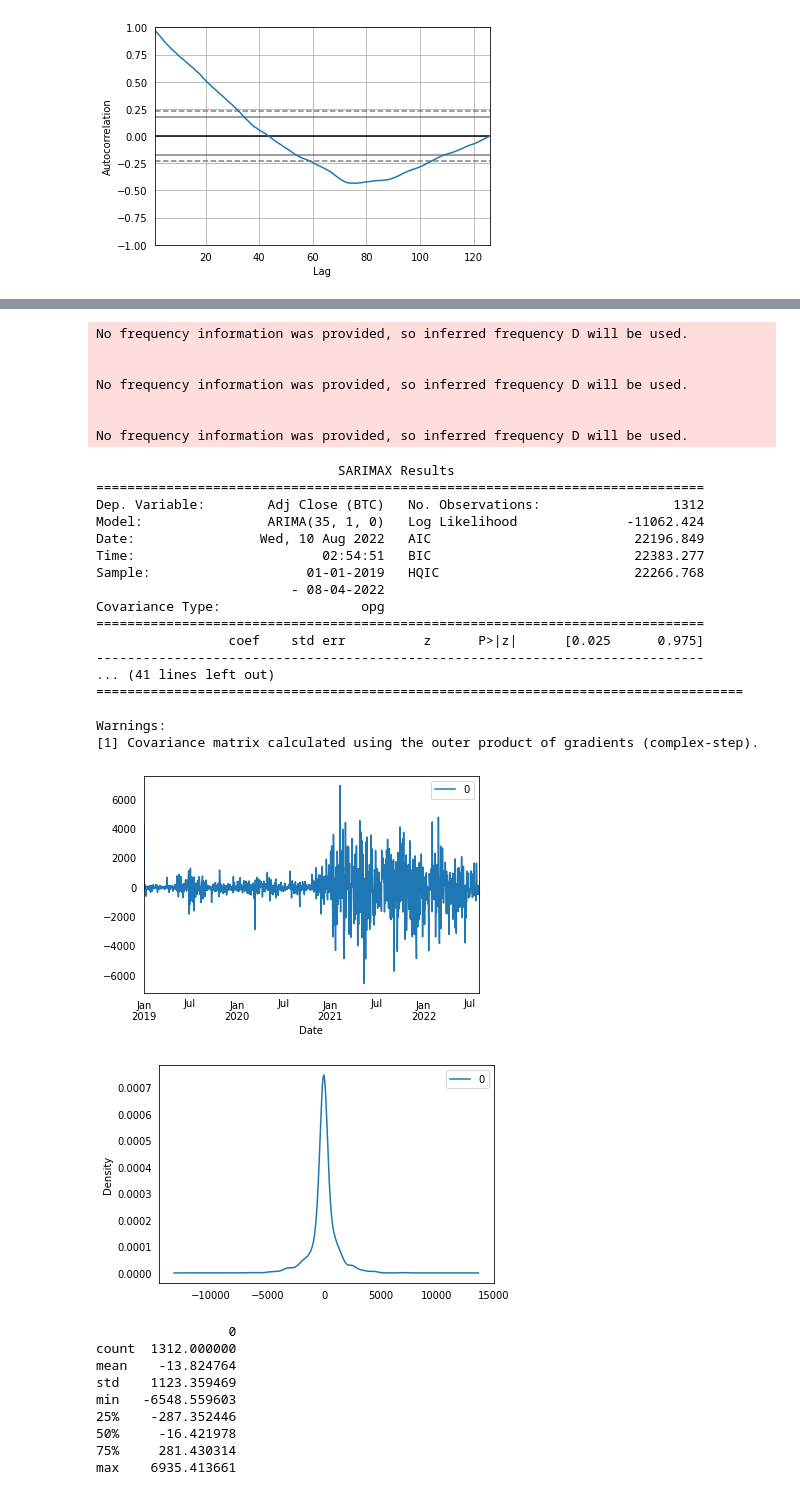
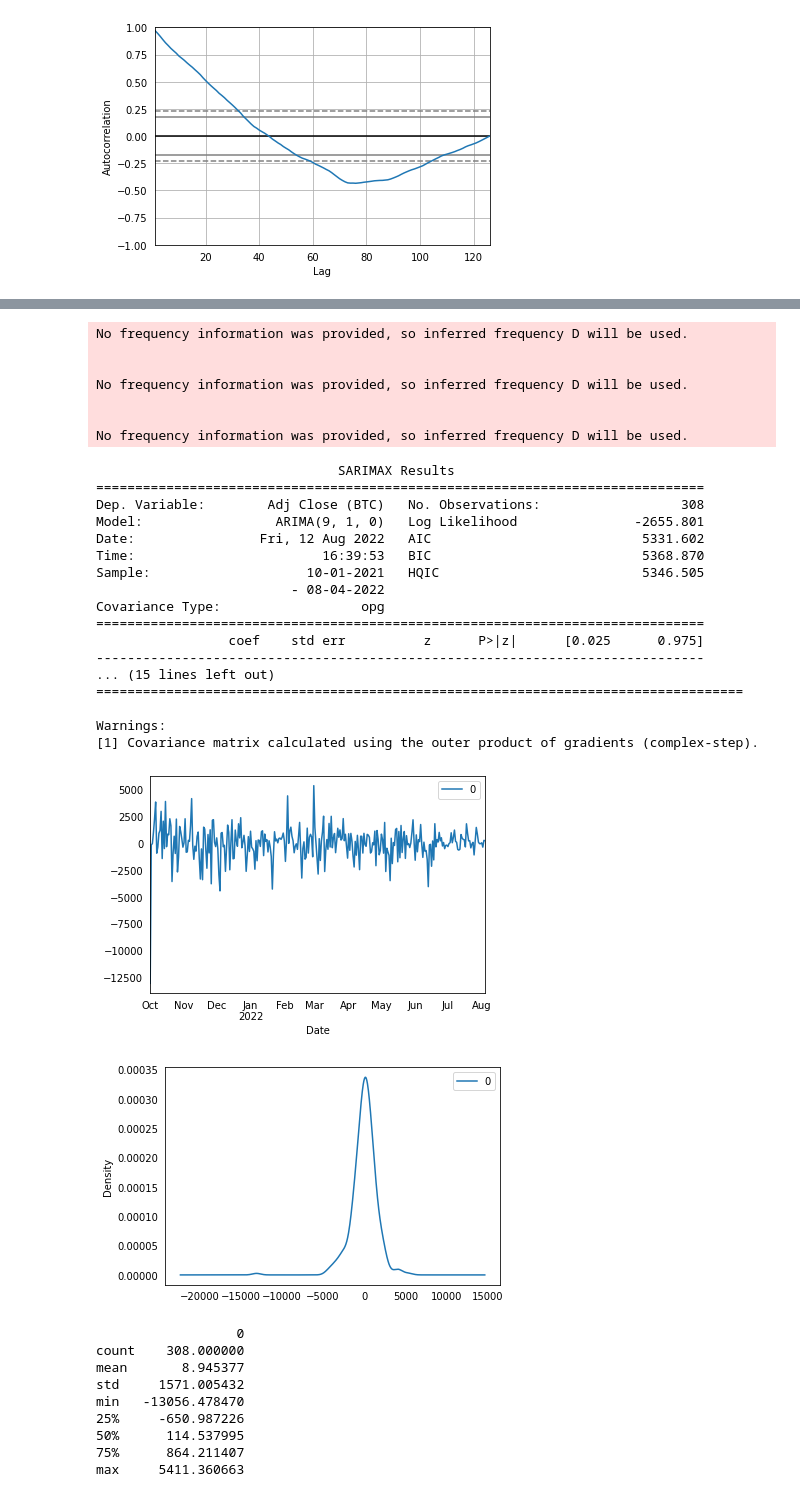
Before and after one commit to Joyfreaky/Crpytocurreny_price_kaggle, a Jupyter notebook: Codes.ipynb, the cells around one changed output, grey strips where cells are left out. Drawn from its saved outputs; the diff is of its cells as text; code cells hidden in the pictures.

Commit message:
Prediction on Decomp data next optimize the model.

```diff
--- a/Codes.ipynb
+++ b/Codes.ipynb
@@ -280,8 +280,8 @@ decompose_data['Adj Close (BTC)'] = df['Adj Close (BTC)']
 # Add the actual volume in the dataframe.
 decompose_data['Volume (BTC)'] = df['Volume (BTC)']
 # %%
-# Keep only the rows which is from Jan 2019 onwards.
-decompose_data = decompose_data.loc[decompose_data.index >= '2019-01-01', :]
+# Keep only the rows which is from October 2021 onwards.
+decompose_data = decompose_data.loc[decompose_data.index >= '2021-10-01', :]
 # %%
 # Test the stationarity of the data.
 from statsmodels.tsa.stattools import adfuller
@@ -855,57 +868,57 @@ max    46281.644531
 # Perform ARIMA on Deseasonalized data.
 
 # Fit the ARIMA model.
-model = ARIMA(decompose_data['Adj Close (BTC)'], order=(35,1,0))
+model = ARIMA(decompose_data['Adj Close (BTC)'], order=(9,1,0))
 model_fit = model.fit()
 print(model_fit.summary())
 
 # Line plot of the residual errors.
 residuals = pd.DataFrame(model_fit.resid)
 residuals.plot()
 plt.show()
 
 # Density plot of the residual errors.
 residuals.plot(kind='kde')
 plt.show()
 
 # Summary of the residual errors.
 print(residuals.describe())
 # %% [output]
 No frequency information was provided, so inferred frequency D will be used.
 
 
 No frequency information was provided, so inferred frequency D will be used.
 
 
 No frequency information was provided, so inferred frequency D will be used.
                                SARIMAX Results
 ==============================================================================
-Dep. Variable:        Adj Close (BTC)   No. Observations:                 1312
-Model:                ARIMA(35, 1, 0)   Log Likelihood              -11062.424
-Date:                Wed, 10 Aug 2022   AIC                          22196.849
-Time:                        02:54:51   BIC                          22383.277
-Sample:                    01-01-2019   HQIC                         22266.768
+Dep. Variable:        Adj Close (BTC)   No. Observations:                  308
+Model:                 ARIMA(9, 1, 0)   Log Likelihood               -2655.801
+Date:                Fri, 12 Aug 2022   AIC                           5331.602
+Time:                        16:39:53   BIC                           5368.870
+Sample:                    10-01-2021   HQIC                          5346.505
                          - 08-04-2022
 Covariance Type:                  opg
 ==============================================================================
                  coef    std err          z      P>|z|      [0.025      0.975]
 ------------------------------------------------------------------------------
-... (41 lines left out)
+... (15 lines left out)
 ===================================================================================
 
 Warnings:
 [1] Covariance matrix calculated using the outer product of gradients (complex-step).
-[figure, old version]
+[figure, new version]
-[figure, old version]
+[figure, new version]
-                 0
-count  1312.000000
-mean    -13.824764
-std    1123.359469
-min   -6548.559603
-25%    -287.352446
-50%     -16.421978
-75%     281.430314
-max    6935.413661
+                  0
+count    308.000000
+mean       8.945377
+std     1571.005432
+min   -13056.478470
+25%     -650.987226
+50%      114.537995
+75%      864.211407
+max     5411.360663
 # %%
 from sklearn.metrics import mean_squared_error
 from math import sqrt
```
Also changed, not shown: parts of 20 cells of this notebook.
